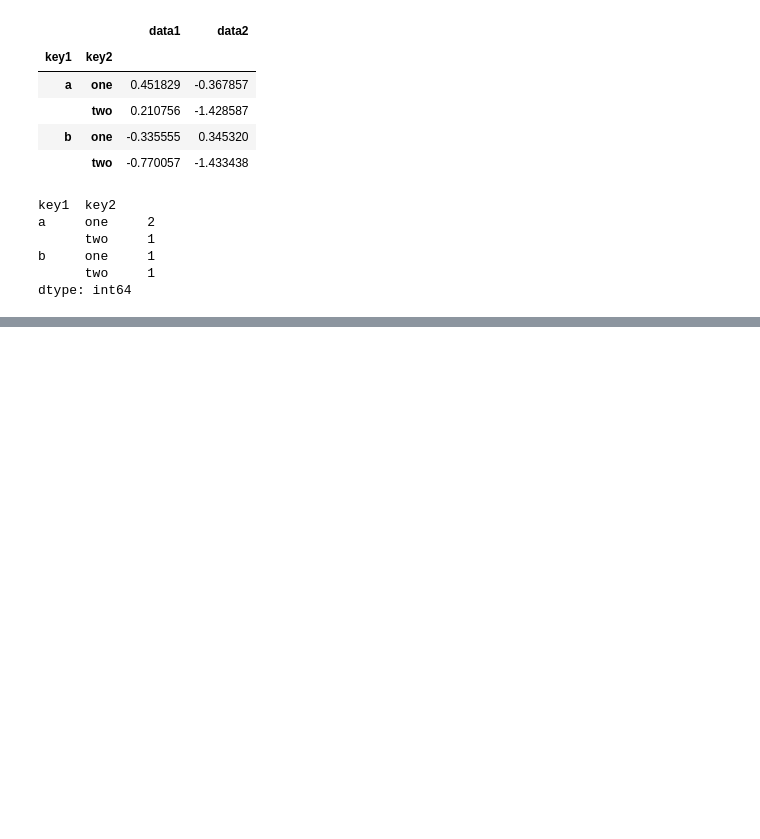
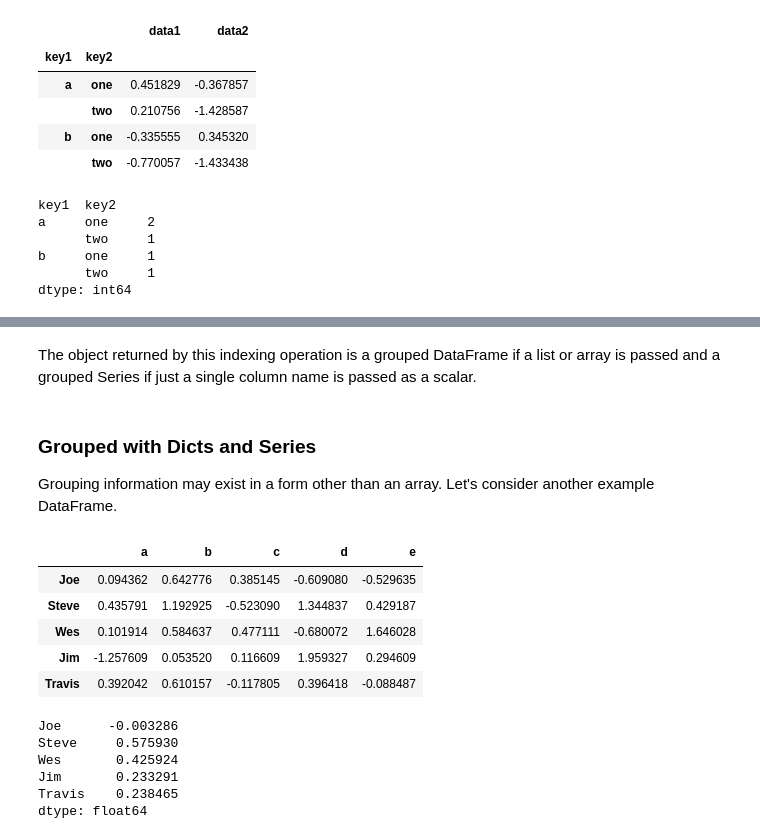
Before and after one commit to rerwin21/python_for_data_analysis, a Jupyter notebook: chap_9.ipynb, the cells around one changed output, grey strips where cells are left out. Drawn from its saved outputs; the diff is of its cells as text; code cells hidden in the pictures; blank space fills up the shorter version.

```diff
--- a/chap_9.ipynb
+++ b/chap_9.ipynb
@@ -129,0 +265,27 @@ dtype: int64
+# %% [markdown]
+The object returned by this indexing operation is a grouped DataFrame if a list or array is passed and a grouped Series if just a single column name is passed as a scalar.
+# %% [markdown]
+### Grouped with Dicts and Series
+Grouping information may exist in a form other than an array. Let's consider another example DataFrame.
+# %%
+people = pd.DataFrame(np.random.randn(5, 5),
+                      columns=['a', 'b', 'c', 'd', 'e'],
+                      index=['Joe', 'Steve', 'Wes', 'Jim', 'Travis'])
+# %%
+people
+# %% [output]
+|  | a | b | c | d | e |
+| Joe | 0.094362 | 0.642776 | 0.385145 | -0.609080 | -0.529635 |
+| Steve | 0.435791 | 1.192925 | -0.523090 | 1.344837 | 0.429187 |
+| Wes | 0.101914 | 0.584637 | 0.477111 | -0.680072 | 1.646028 |
+| Jim | -1.257609 | 0.053520 | 0.116609 | 1.959327 | 0.294609 |
+| Travis | 0.392042 | 0.610157 | -0.117805 | 0.396418 | -0.088487 |
+# %%
+people.mean(axis=1) # row means
+# %% [output]
+Joe      -0.003286
+Steve     0.575930
+Wes       0.425924
+Jim       0.233291
+Travis    0.238465
+dtype: float64
```
Also changed, not shown: parts of 47 cells of this notebook.
